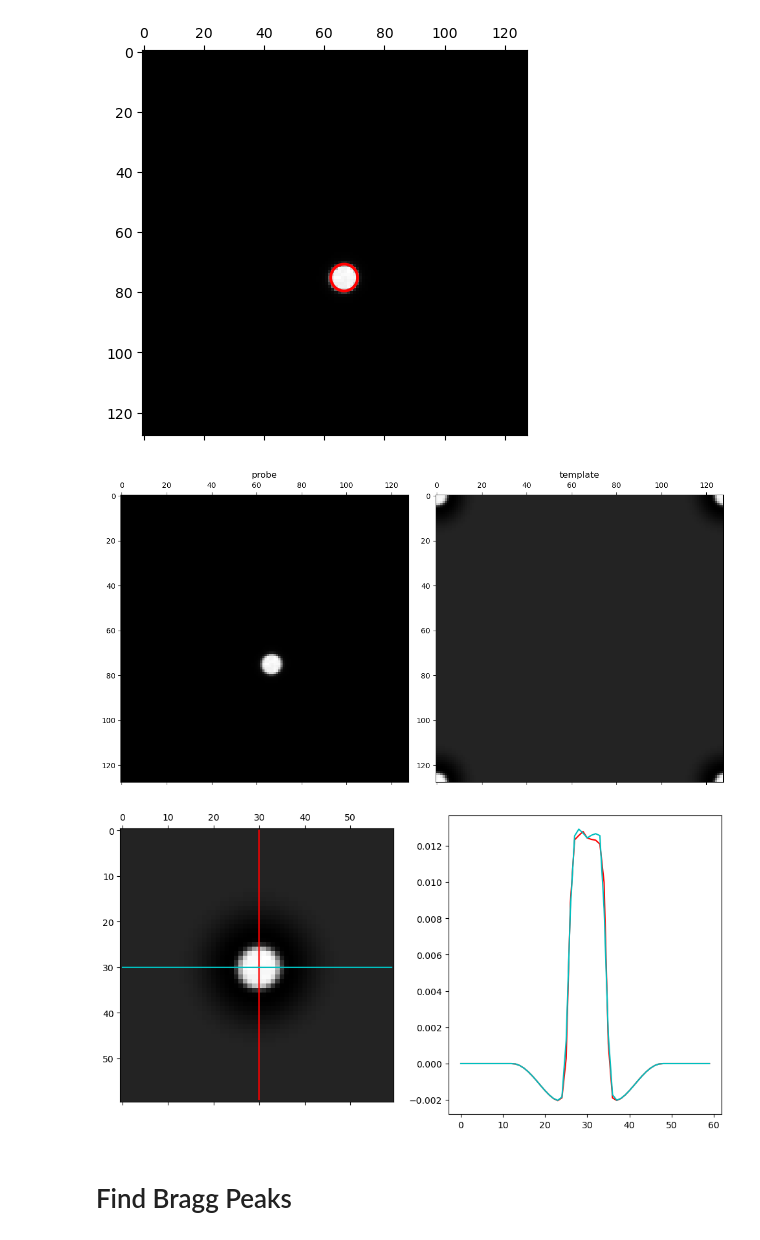
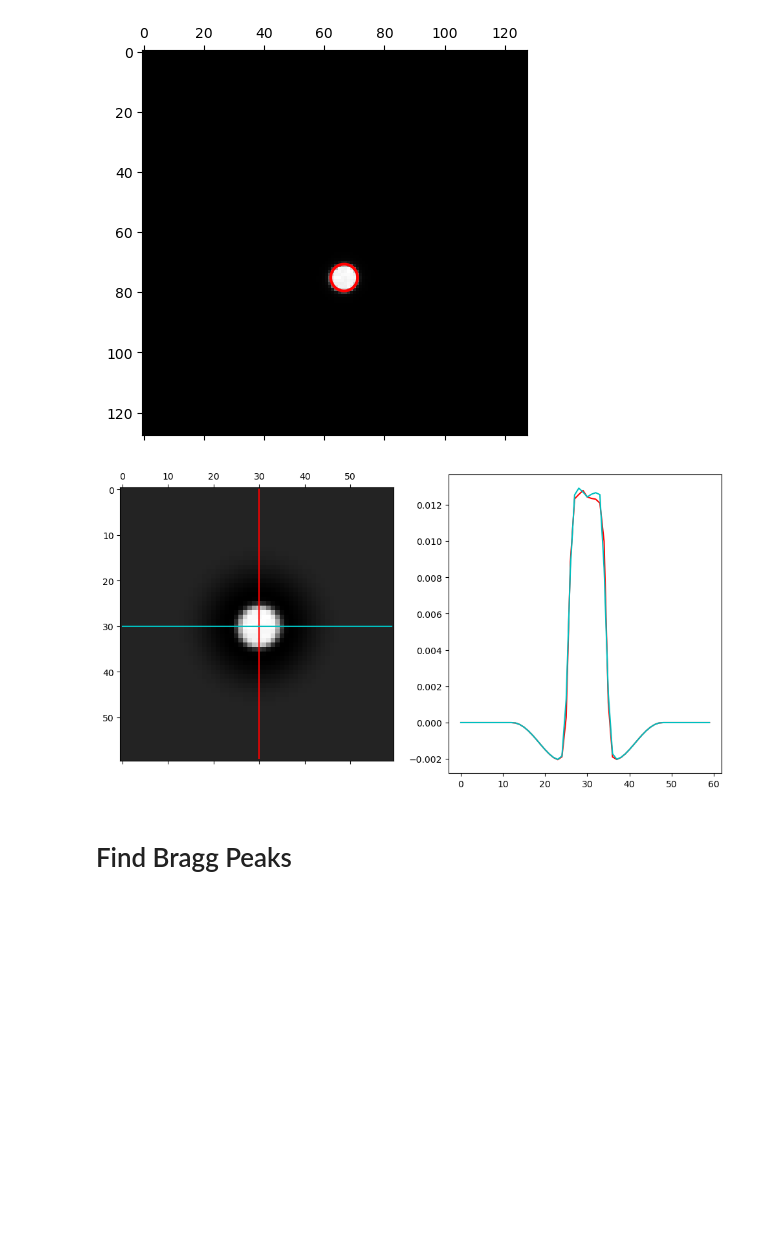
Before and after one commit to py4dstem/py4DSTEM_tutorials, a Jupyter notebook: notebooks/strain_LFP.ipynb, the cells around one changed output. Cells and saved outputs as stored; diff of their text form; code cells hidden in the pictures; blank space fills up the shorter version.

```diff
--- a/notebooks/strain_LFP.ipynb
+++ b/notebooks/strain_LFP.ipynb
@@ -206,28 +204,20 @@ show(
 # %%
 probe.get_kernel(
     mode = 'sigmoid',
     origin = (probe_qx0,probe_qy0),
     radii = (probe_semiangle * 1,
              probe_semiangle * 4
     )
 )
 
-show(
-    [probe.probe,probe.kernel],
-    vmin=0,
-    vmax = 1,
-    title = ['probe','template']
-)
-
 py4DSTEM.visualize.show_kernel(
     probe.kernel,
     R = 30,
     L = 30,
     W = 1
 )
 # %% [output]
-[figure, old version]
+[figure, new version]
-[figure, removed]
 # %% [markdown]
 # Find Bragg Peaks
 # %%
```
Also changed, not shown: parts of 27 cells of this notebook.
